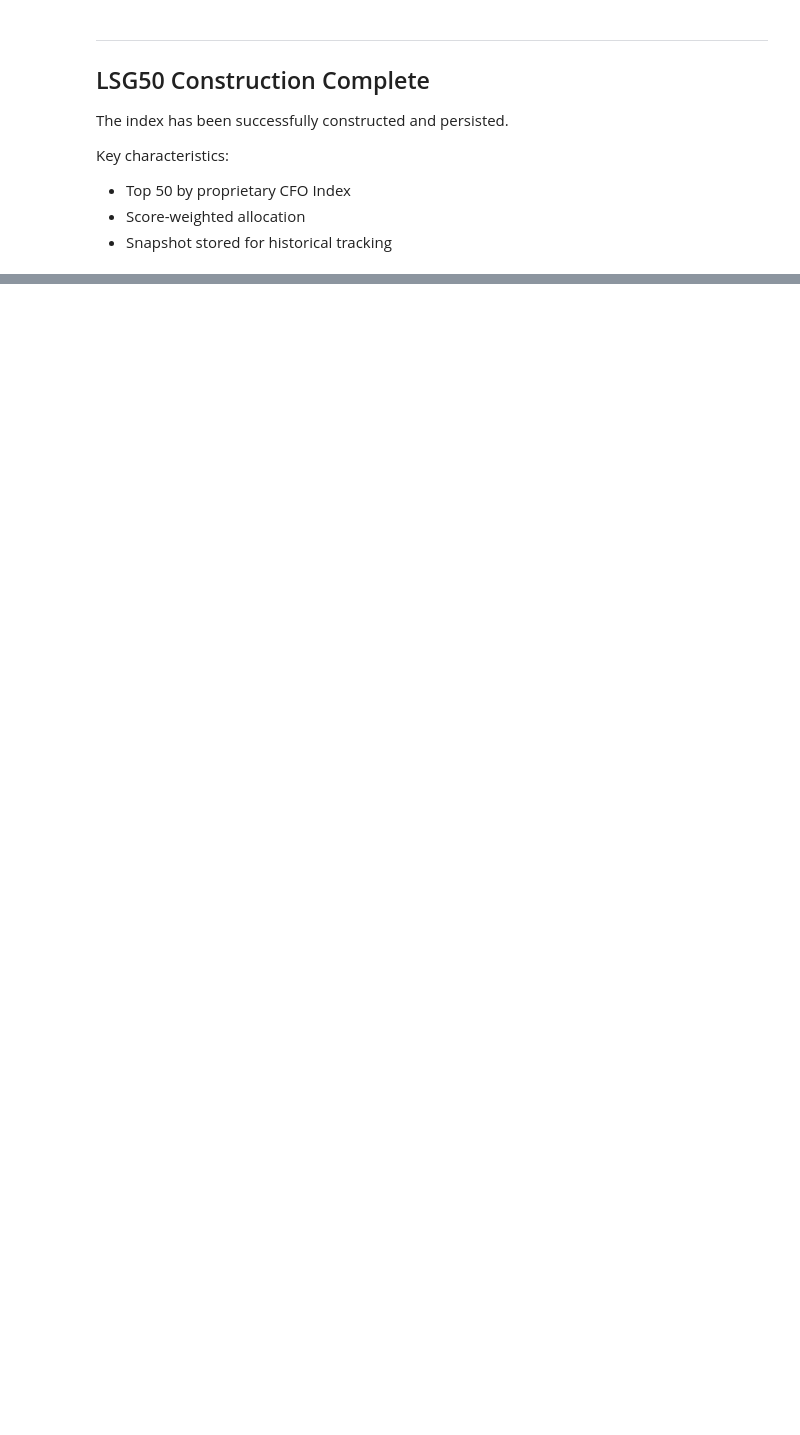
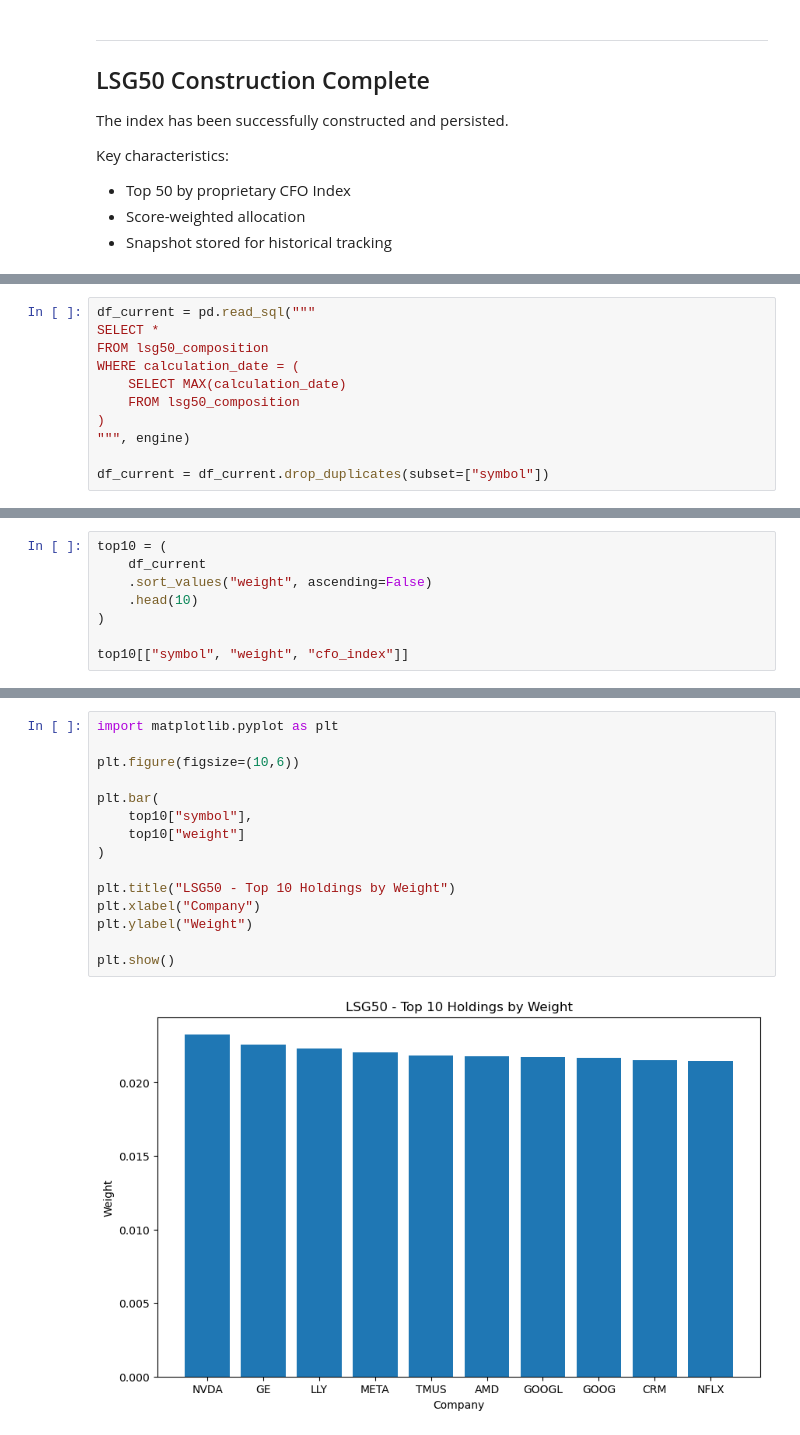
Before and after one commit to LautaroDA2205/Final-Project, a Jupyter notebook: CFHI_Project/notebooks/03_pipeline_build.ipynb, the cells around one changed output, grey strips where cells are left out. Saved outputs shown, nothing was run; the diff lists cells and outputs as text; blank space fills up the shorter version.

```diff
--- a/CFHI_Project/notebooks/03_pipeline_build.ipynb
+++ b/CFHI_Project/notebooks/03_pipeline_build.ipynb
@@ -264,0 +384,11 @@ Key characteristics:
+# %%
+df_current = pd.read_sql("""
+SELECT *
+FROM lsg50_composition
+WHERE calculation_date = (
+    SELECT MAX(calculation_date)
+    FROM lsg50_composition
+)
+""", engine)
+
+df_current = df_current.drop_duplicates(subset=["symbol"])
@@ -264,0 +477,8 @@ Key characteristics:
+# %%
+top10 = (
+    df_current
+    .sort_values("weight", ascending=False)
+    .head(10)
+)
+
+top10[["symbol", "weight", "cfo_index"]]
@@ -264,0 +497,17 @@ Key characteristics:
+# %%
+import matplotlib.pyplot as plt
+
+plt.figure(figsize=(10,6))
+
+plt.bar(
+    top10["symbol"],
+    top10["weight"]
+)
+
+plt.title("LSG50 - Top 10 Holdings by Weight")
+plt.xlabel("Company")
+plt.ylabel("Weight")
+
+plt.show()
+# %% [output]
+[figure, added]
```
Also changed, not shown: parts of 31 cells of this notebook, 3 other files.
